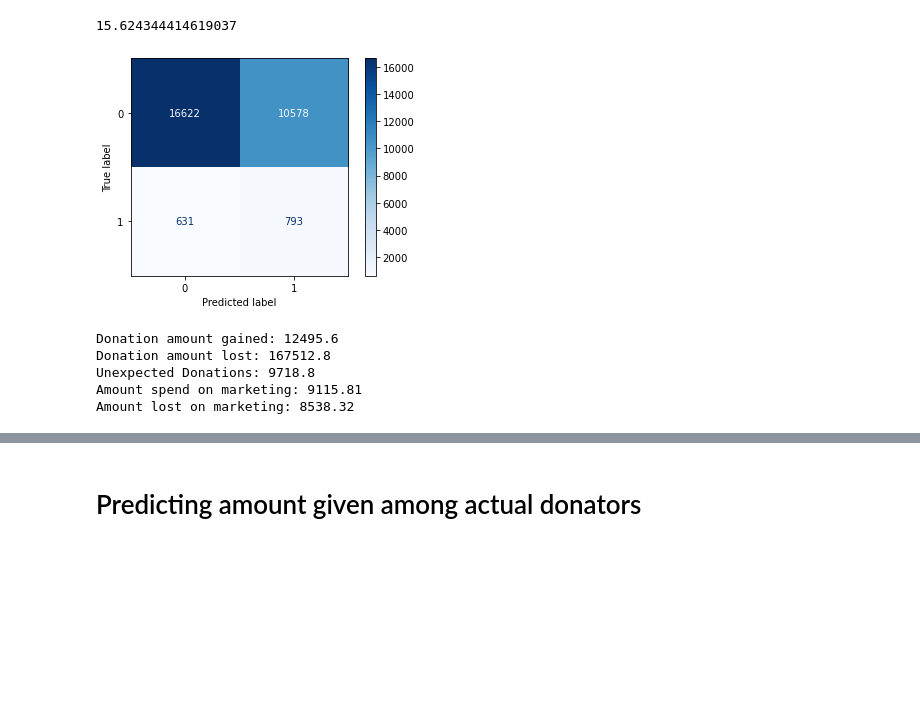
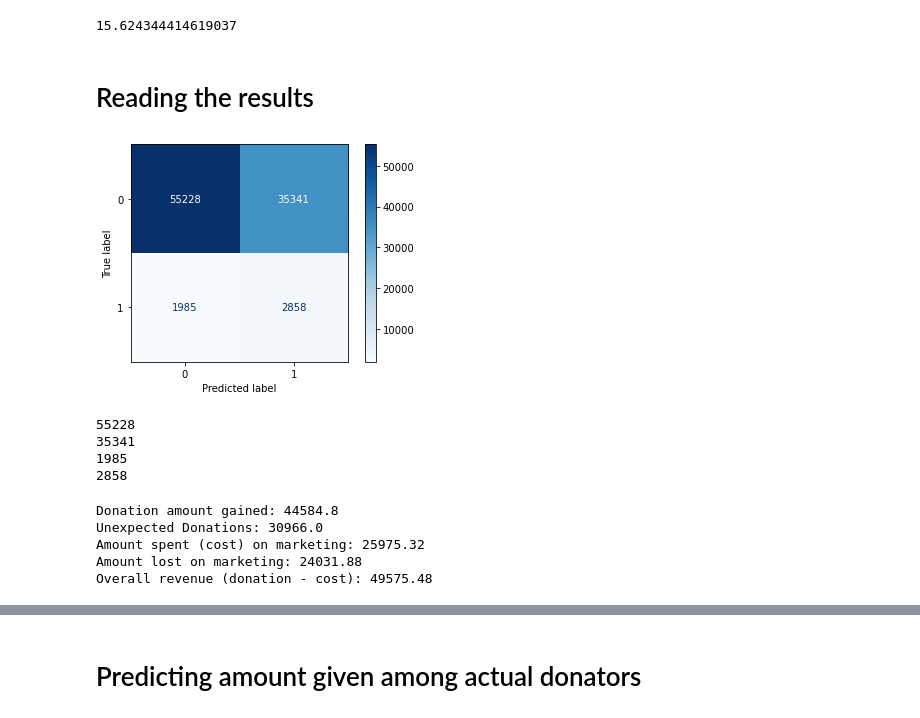
Before and after one commit to erin-berardi/Erin_dataV2-labs, a Jupyter notebook: Week_7_Full_notebook_random-forrest_solution.ipynb, the cells around one changed output, grey strips where cells are left out. Saved outputs shown, nothing was run; the diff lists cells and outputs as text; code cells hidden in the pictures; blank space fills up the shorter version.

```diff
--- a/Week_7_Full_notebook_random-forrest_solution.ipynb
+++ b/Week_7_Full_notebook_random-forrest_solution.ipynb
@@ -622,0 +752,2 @@ from sklearn.metrics import plot_confusion_matrix
+# %%
+X = pd.concat([Xnum_scale,Xcat_encode], axis = 1)
@@ -622,0 +772,3 @@ from sklearn.metrics import plot_confusion_matrix
+# %%
+X = X.drop(drop_list, axis = 1)   #dropping
+X.shape
@@ -622,0 +777,3 @@ from sklearn.metrics import plot_confusion_matrix
+# %%
+X = X[col_list]           #columns to keep -- top 25
+X.shape
@@ -622,0 +782,3 @@ from sklearn.metrics import plot_confusion_matrix
+# %%
+X = X.drop(col_to_drop, axis = 1)
+X.shape
@@ -656,26 +853,49 @@ Name: TARGET_D, Length: 70, dtype: int64
 data_targetD['TARGET_D'].mean()
 # %% [output]
 15.624344414619037
+# %% [markdown]
+# Reading the results
 # %%
-plot_confusion_matrix(clf, X_test, y_test,cmap=plt.cm.Blues)
+plot_confusion_matrix(clf2, X,y,cmap=plt.cm.Blues)
 plt.show()
 # %% [output]
-[figure, old version]
+[figure, new version]
+# %%
+predict_y = clf2.predict(X)
+
+
+array = confusion_matrix(y, predict_y)
+Q1 = array[0][0]
+Q2 = array[0][1]
+Q3 = array[1][0]
+Q4 = array[1][1]
+print(Q1)
+print(Q2)
+print(Q3)
+print(Q4)
+# %% [output]
+55228
+35341
+1985
+2858
 # %%
-donation_gained = 801 * 15.6
-donation_lost = 10738 * 15.6
-unexpected_donation = 623 * 15.6
-spend_marketing = (10738+801) * 0.79
-no_return_marketing = 10808 * 0.79
+donation_gained = Q4 * 15.6
+unexpected_donation = Q3 * 15.6
+spend_marketing = (Q4+Q2) * 0.68
+no_return_marketing = Q2 * 0.68
+overall_revenue = (donation_gained + unexpected_donation) - spend_marketing
+
+
 
 print('Donation amount gained:',round(donation_gained,2))
-print('Donation amount lost:',round(donation_lost,2))
 print('Unexpected Donations:',round(unexpected_donation,2))
-print('Amount spend on marketing:',round(spend_marketing,2))
+print('Amount spent (cost) on marketing:',round(spend_marketing,2))
 print('Amount lost on marketing:',round(no_return_marketing,2))
+
+print('Overall revenue (donation - cost):',round(overall_revenue,2))
 # %% [output]
-Donation amount gained: 12495.6
-Donation amount lost: 167512.8
-Unexpected Donations: 9718.8
-Amount spend on marketing: 9115.81
-Amount lost on marketing: 8538.32
+Donation amount gained: 44584.8
+Unexpected Donations: 30966.0
+Amount spent (cost) on marketing: 25975.32
+Amount lost on marketing: 24031.88
+Overall revenue (donation - cost): 49575.48
```
Also changed, not shown: parts of 65 cells of this notebook, 12 other files.
